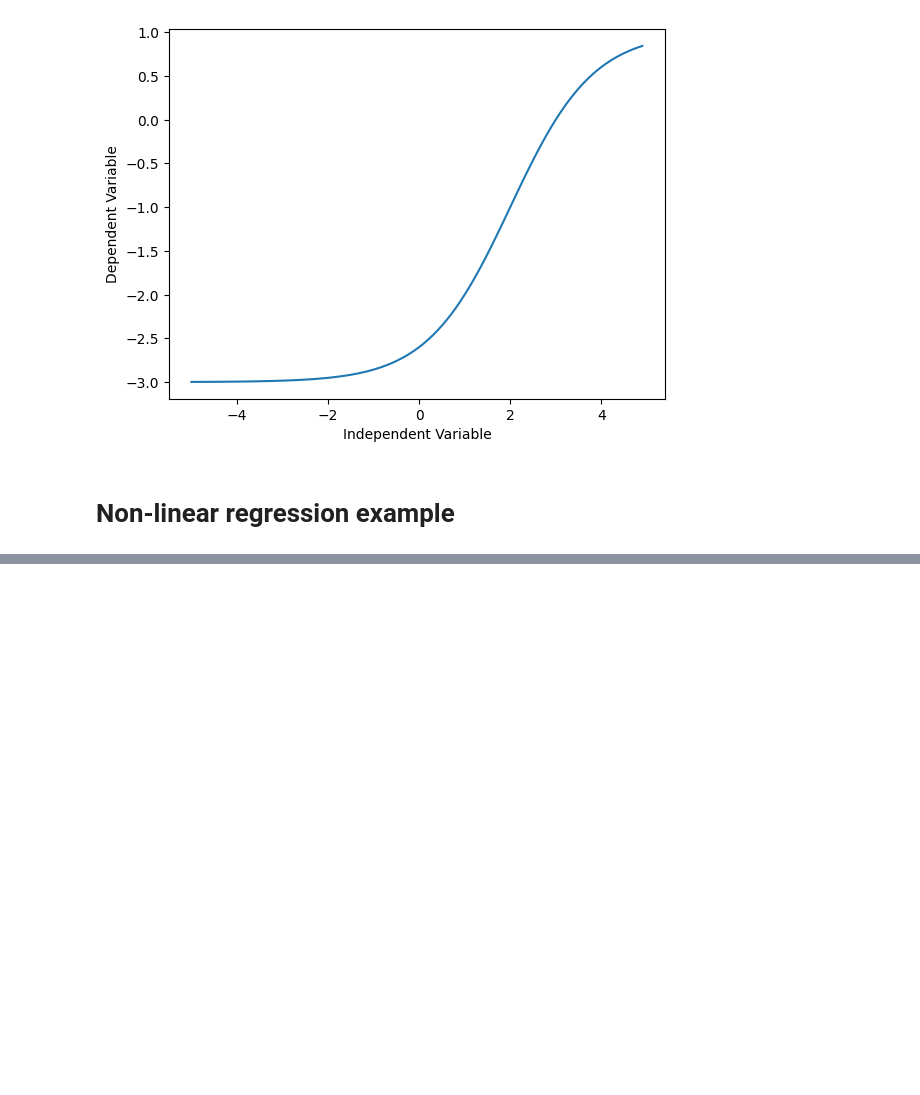
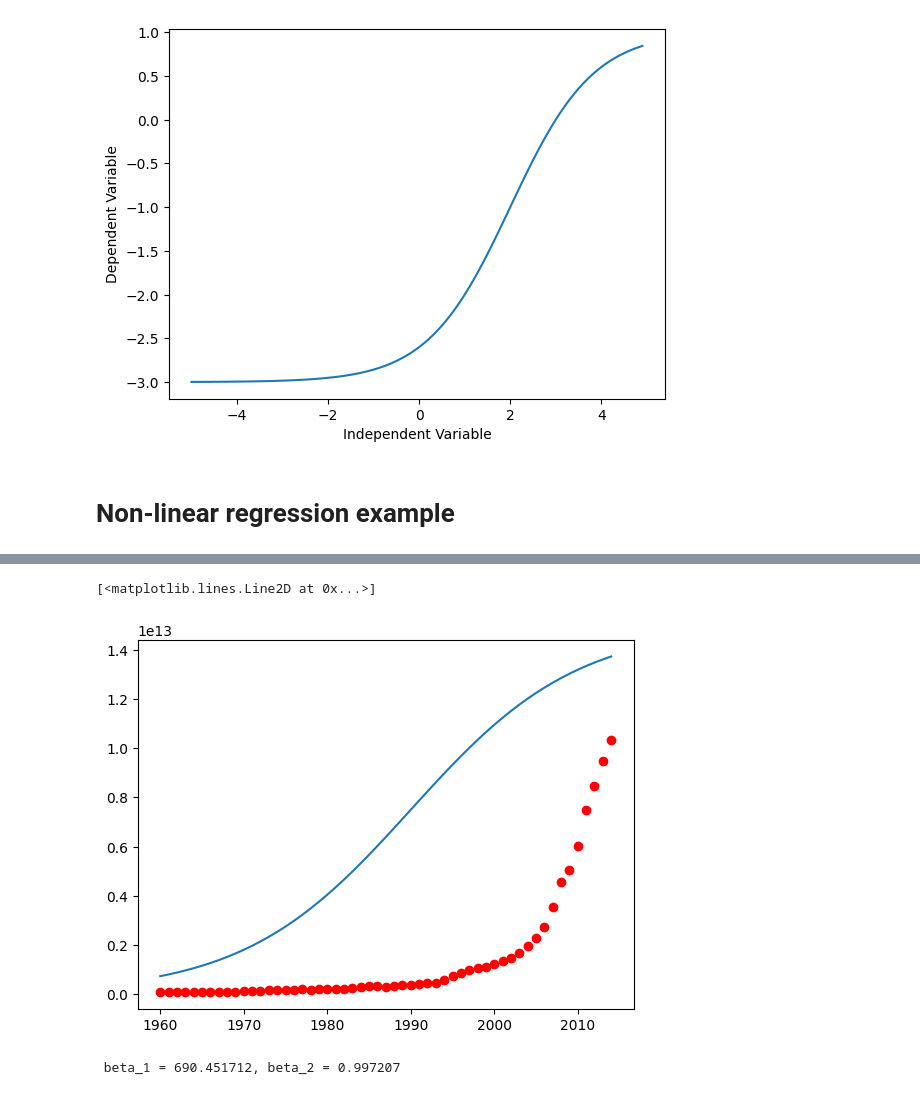
Before and after one commit to SeherKumsar/Ada-Lovelace-Veri-Bilimi-Akademisi, a Jupyter notebook: week-7/7-example.ipynb, the cells around one changed output, grey strips where cells are left out. Saved outputs shown, nothing was run; the diff lists cells and outputs as text; code cells hidden in the pictures; blank space fills up the shorter version.

```diff
--- a/week-7/7-example.ipynb
+++ b/week-7/7-example.ipynb
@@ -111,0 +152,23 @@ import pandas as pd
+# %%
+# Exponential function
+def Exponential(x, a, b):
+    y = a * np.exp(b * x)
+    return y
+
+def sigmoid(x, Beta_1, Beta_2):
+    y = 1 / (1 + np.exp(-Beta_1 * (x - Beta_2)))
+    return y
+# %%
+# Randomly initialize the parameters
+beta_1 = 0.10
+beta_2 = 1990.0
+
+#logistic function
+Y_pred = sigmoid(x_data, beta_1 , beta_2)
+
+#plot initial prediction against datapoints
+plt.plot(x_data, Y_pred*15000000000000.)
+plt.plot(x_data, y_data, 'ro')
+# %% [output]
+[<matplotlib.lines.Line2D at 0x...>]
+[figure, added]
@@ -111,0 +179,8 @@ import pandas as pd
+# %%
+from scipy.optimize import curve_fit
+popt, pcov = curve_fit(sigmoid, xdata, ydata)
+
+# print the final parameters
+print(" beta_1 = %f, beta_2 = %f" % (popt[0], popt[1]))
+# %% [output]
+ beta_1 = 690.451712, beta_2 = 0.997207
```
Also changed, not shown: parts of 13 cells of this notebook, 2 other files.
